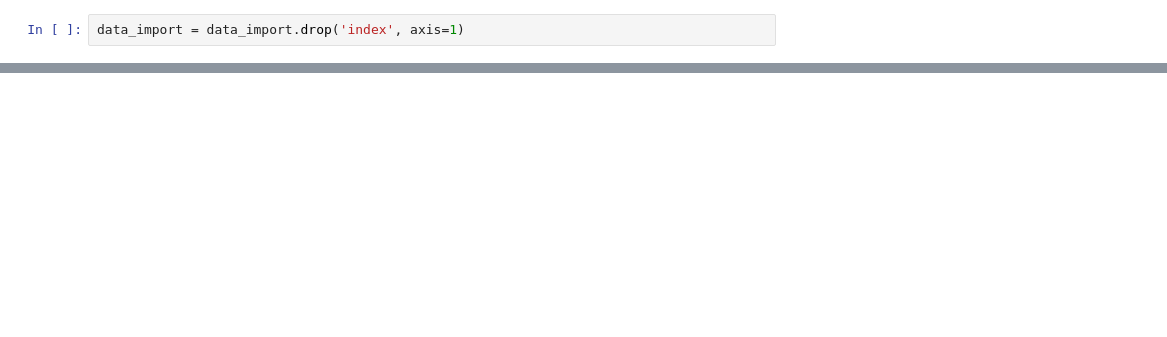
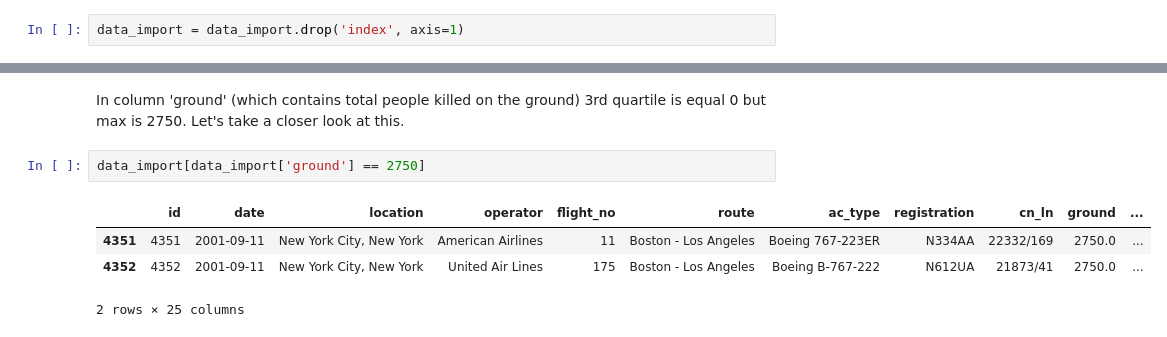
Before and after one commit to Arbuz0/aviation-accidents, a Jupyter notebook: EDA.ipynb, the cells around one changed output, grey strips where cells are left out. Cells and saved outputs as stored; diff of their text form; blank space fills up the shorter version.

```diff
--- a/EDA.ipynb
+++ b/EDA.ipynb
@@ -163,0 +118,9 @@ fig.show()
+# %% [markdown]
+In column 'ground' (which contains total people killed on the ground) 3rd quartile is equal 0 but max is 2750. Let's take a closer look at this.
+# %%
+data_import[data_import['ground'] == 2750]
+# %% [output]
+|  | id | date | location | operator | flight_no | route | ac_type | registration | cn_ln | ground | ... |
+| 4351 | 4351 | 2001-09-11 | New York City, New York | American Airlines | 11 | Boston - Los Angeles | Boeing 767-223ER | N334AA | 22332/169 | 2750.0 | ... |
+| 4352 | 4352 | 2001-09-11 | New York City, New York | United Air Lines | 175 | Boston - Los Angeles | Boeing B-767-222 | N612UA | 21873/41 | 2750.0 | ... |
+2 rows × 25 columns
```
Also changed, not shown: parts of 48 cells of this notebook, 3 other files.
